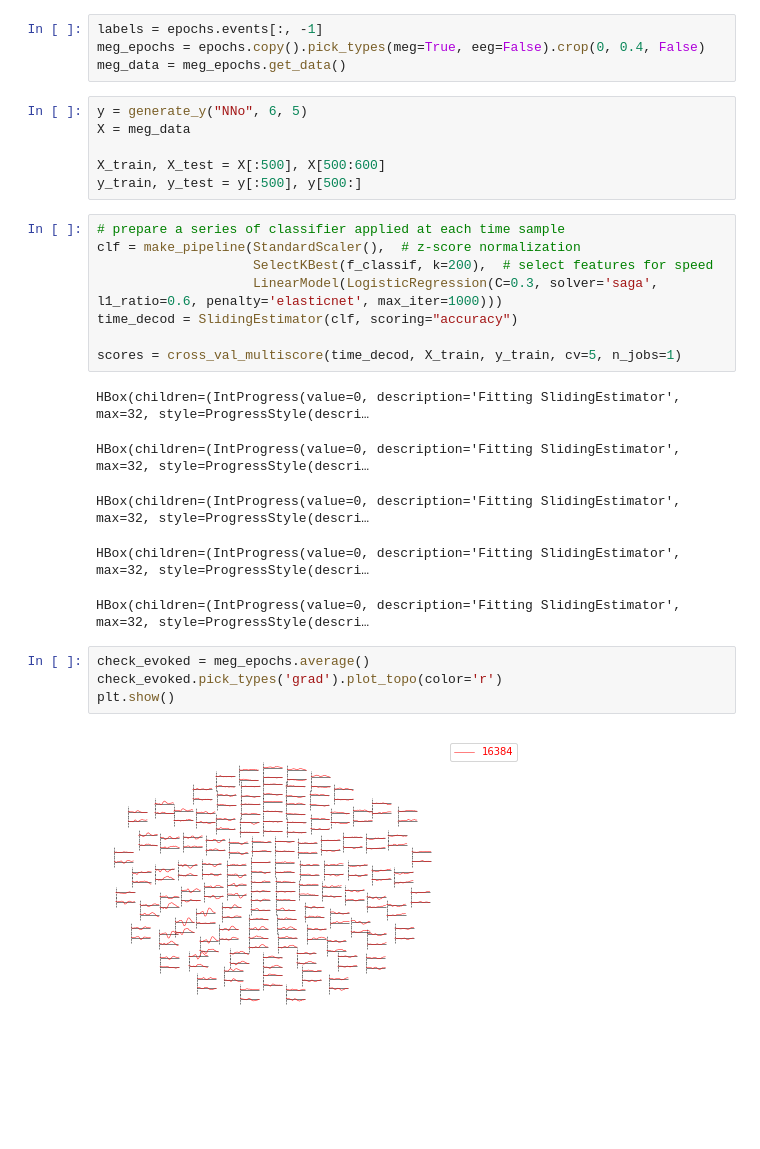
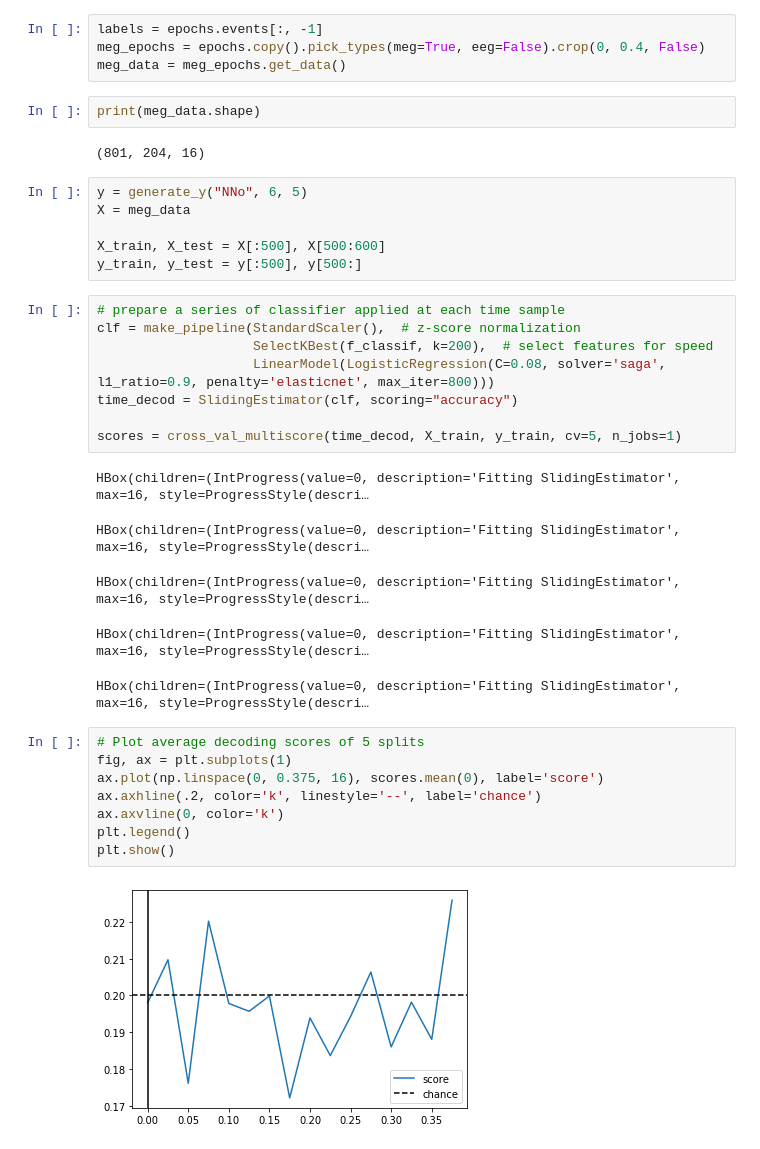
Before and after one commit to hmallen99/honors-thesis, a Jupyter notebook: code/test_ml.ipynb, the cells around one changed output. Saved outputs shown, nothing was run; the diff lists cells and outputs as text; blank space fills up the shorter version.

```diff
--- a/code/test_ml.ipynb
+++ b/code/test_ml.ipynb
@@ -336,6 +349,10 @@ print(epochs.get_data().shape)
 labels = epochs.events[:, -1]
 meg_epochs = epochs.copy().pick_types(meg=True, eeg=False).crop(0, 0.4, False)
 meg_data = meg_epochs.get_data()
+# %%
+print(meg_data.shape)
+# %% [output]
+(801, 204, 16)
 # %%
 y = generate_y("NNo", 6, 5)
 X = meg_data
@@ -346,22 +363,26 @@ y_train, y_test = y[:500], y[500:]
 # prepare a series of classifier applied at each time sample
 clf = make_pipeline(StandardScaler(),  # z-score normalization
                     SelectKBest(f_classif, k=200),  # select features for speed
-                    LinearModel(LogisticRegression(C=0.3, solver='saga', l1_ratio=0.6, penalty='elasticnet', max_iter=1000)))
+                    LinearModel(LogisticRegression(C=0.08, solver='saga', l1_ratio=0.9, penalty='elasticnet', max_iter=800)))
 time_decod = SlidingEstimator(clf, scoring="accuracy")
 
 scores = cross_val_multiscore(time_decod, X_train, y_train, cv=5, n_jobs=1)
 # %% [output]
-HBox(children=(IntProgress(value=0, description='Fitting SlidingEstimator', max=32, style=ProgressStyle(descri…
+HBox(children=(IntProgress(value=0, description='Fitting SlidingEstimator', max=16, style=ProgressStyle(descri…
-HBox(children=(IntProgress(value=0, description='Fitting SlidingEstimator', max=32, style=ProgressStyle(descri…
+HBox(children=(IntProgress(value=0, description='Fitting SlidingEstimator', max=16, style=ProgressStyle(descri…
-HBox(children=(IntProgress(value=0, description='Fitting SlidingEstimator', max=32, style=ProgressStyle(descri…
+HBox(children=(IntProgress(value=0, description='Fitting SlidingEstimator', max=16, style=ProgressStyle(descri…
-HBox(children=(IntProgress(value=0, description='Fitting SlidingEstimator', max=32, style=ProgressStyle(descri…
+HBox(children=(IntProgress(value=0, description='Fitting SlidingEstimator', max=16, style=ProgressStyle(descri…
-HBox(children=(IntProgress(value=0, description='Fitting SlidingEstimator', max=32, style=ProgressStyle(descri…
+HBox(children=(IntProgress(value=0, description='Fitting SlidingEstimator', max=16, style=ProgressStyle(descri…
-# %%
-check_evoked = meg_epochs.average()
-check_evoked.pick_types('grad').plot_topo(color='r')
-plt.show()
-# %% [output]
-[figure, removed]
+# %%
+# Plot average decoding scores of 5 splits
+fig, ax = plt.subplots(1)
+ax.plot(np.linspace(0, 0.375, 16), scores.mean(0), label='score')
+ax.axhline(.2, color='k', linestyle='--', label='chance')
+ax.axvline(0, color='k')
+plt.legend()
+plt.show()
+# %% [output]
+[figure, added]
 # %%
 time_decod.fit(X_train, y_train)
 # %% [output]
```
Also changed, not shown: parts of 19 cells of this notebook, 1 other file.
